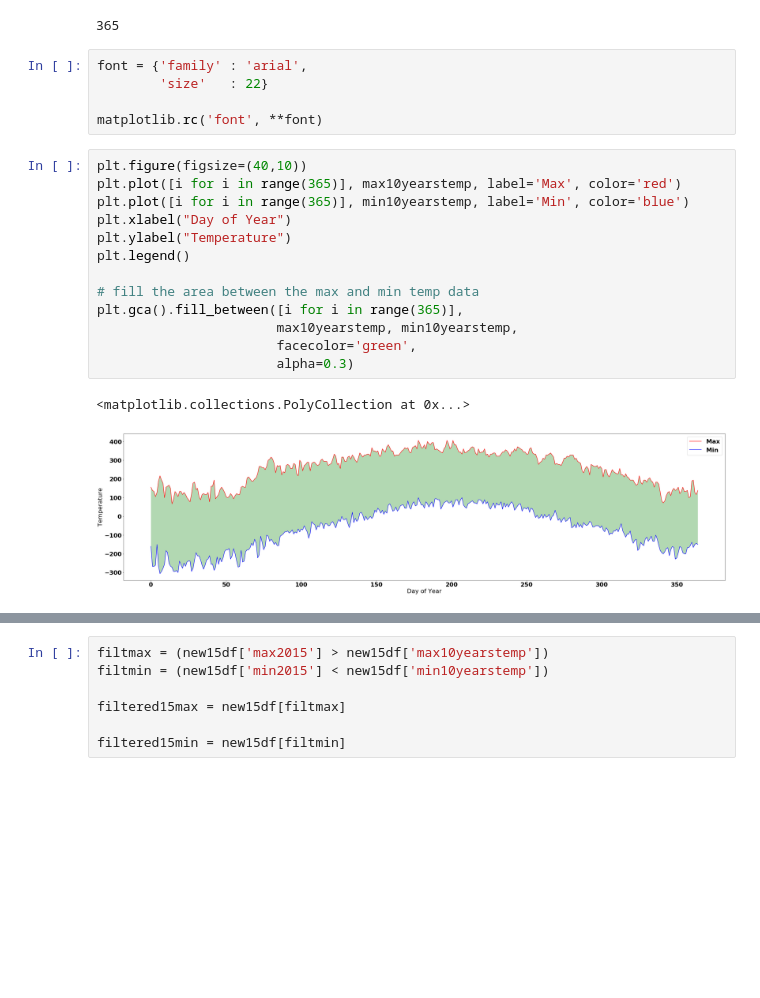
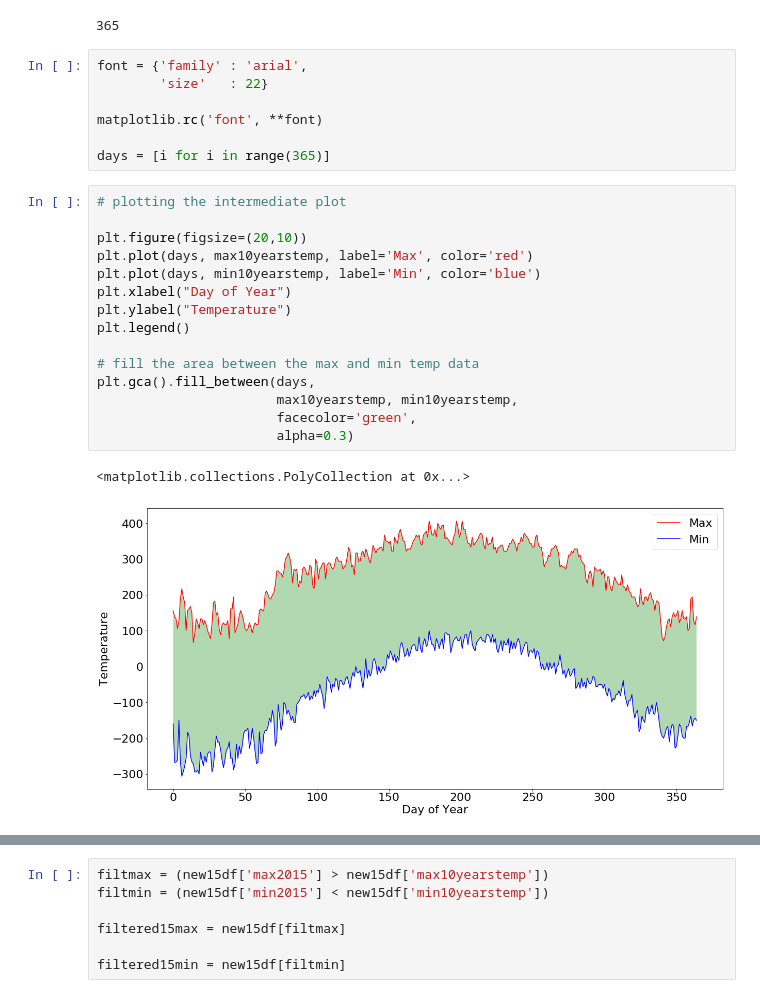
Before and after one commit to Johan-Liebert1/DataScienceSpecialization, a Jupyter notebook: 2 Applied Plotting, Charting & Data Representation in Python/Assignment2.ipynb, the cells around one changed output, grey strips where cells are left out. Saved outputs shown, nothing was run; the diff lists cells and outputs as text; blank space fills up the shorter version.

```diff
--- a/2 Applied Plotting, Charting & Data Representation in Python/Assignment2.ipynb
+++ b/2 Applied Plotting, Charting & Data Representation in Python/Assignment2.ipynb
@@ -116,22 +116,26 @@ font = {'family' : 'arial',
         'size'   : 22}
 
 matplotlib.rc('font', **font)
+
+days = [i for i in range(365)]
 # %%
-plt.figure(figsize=(40,10))
-plt.plot([i for i in range(365)], max10yearstemp, label='Max', color='red')
-plt.plot([i for i in range(365)], min10yearstemp, label='Min', color='blue')
+# plotting the intermediate plot
+
+plt.figure(figsize=(20,10))
+plt.plot(days, max10yearstemp, label='Max', color='red')
+plt.plot(days, min10yearstemp, label='Min', color='blue')
 plt.xlabel("Day of Year")
 plt.ylabel("Temperature")
 plt.legend()
 
 # fill the area between the max and min temp data
-plt.gca().fill_between([i for i in range(365)],
+plt.gca().fill_between(days,
                        max10yearstemp, min10yearstemp,
                        facecolor='green',
                        alpha=0.3)
 # %% [output]
 <matplotlib.collections.PolyCollection at 0x...>
-[figure, old version]
+[figure, new version]
 # %%
 df2015 = pd.read_csv(data_path)
 df2015['Date'] = pd.to_datetime(df2015['Date'])
```
Also changed, not shown: parts of 11 cells of this notebook.
